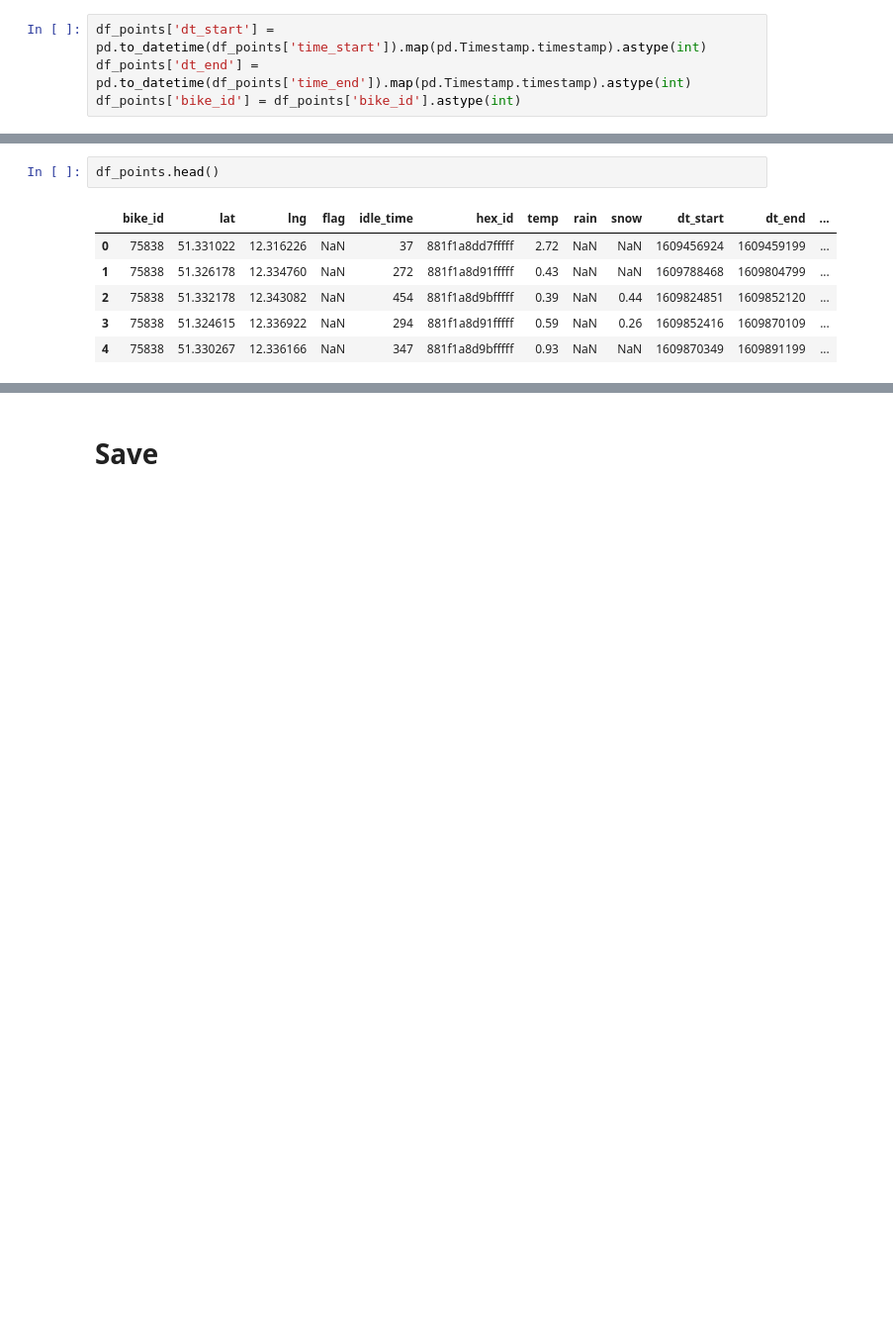
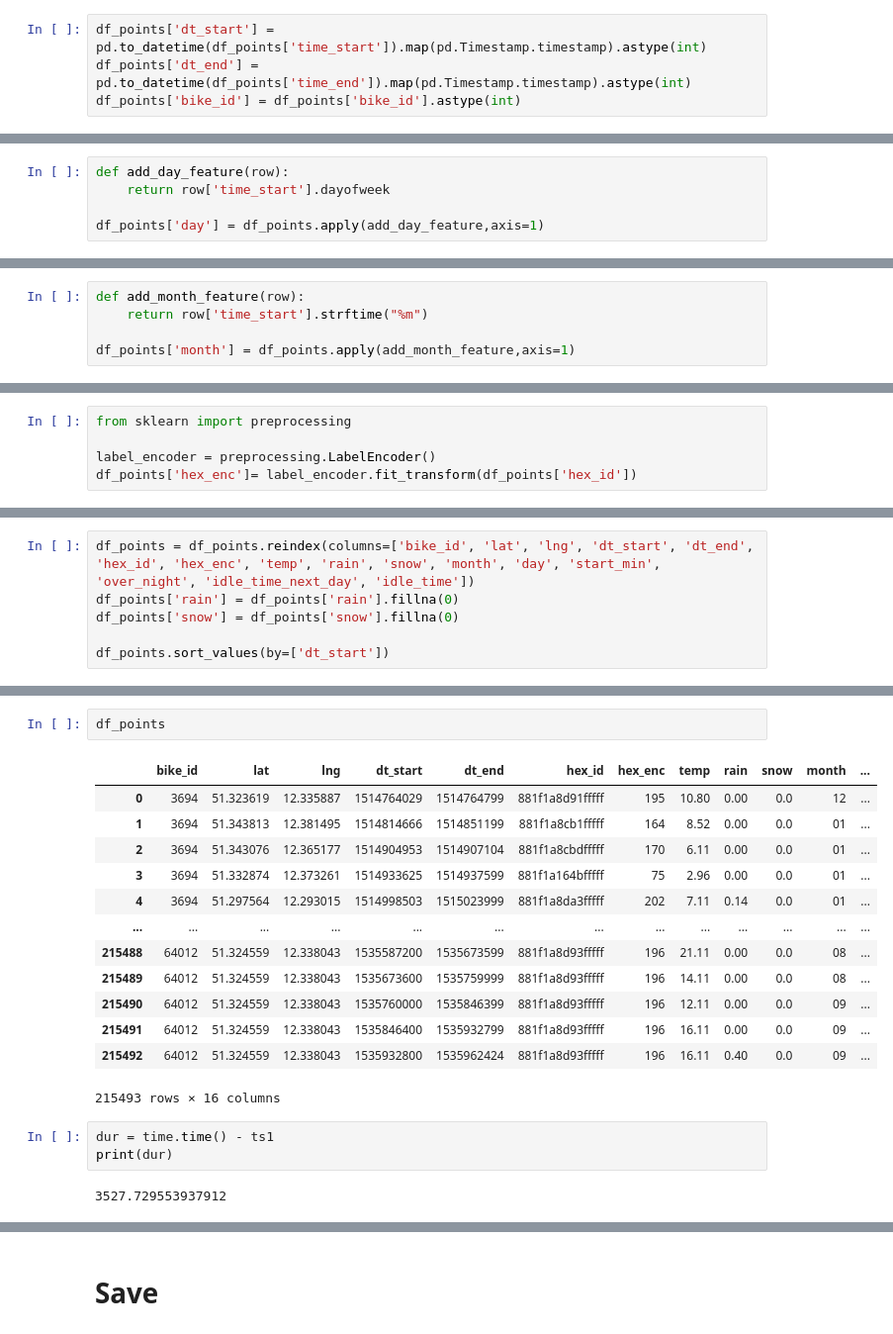
Before and after one commit to jw54kysa/bachelor_thesis_idle_time_prediction_nextbike, a Jupyter notebook: scripts/S0_create_final_df_points.ipynb, the cells around one changed output, grey strips where cells are left out. Shown at 99% size. Cells and saved outputs as stored; diff of their text form; blank space fills up the shorter version.

Commit message:
S0 create df_points add feature all features

```diff
--- a/scripts/S0_create_final_df_points.ipynb
+++ b/scripts/S0_create_final_df_points.ipynb
@@ -289,0 +377,5 @@ KeyError: 'time_start'
+# %%
+def add_day_feature(row):
+    return row['time_start'].dayofweek
+
+df_points['day'] = df_points.apply(add_day_feature,axis=1)
@@ -290 +400,6 @@ KeyError: 'time_start'
+# %%
+def add_month_feature(row):
+    return row['time_start'].strftime("%m")
+
+df_points['month'] = df_points.apply(add_month_feature,axis=1)
 # %%
@@ -293,0 +410,5 @@ del df_points['next_day_idle_time']
+# %%
+from sklearn import preprocessing
+
+label_encoder = preprocessing.LabelEncoder()
+df_points['hex_enc']= label_encoder.fit_transform(df_points['hex_id'])
@@ -293,0 +417,6 @@ del df_points['next_day_idle_time']
+# %%
+df_points = df_points.reindex(columns=['bike_id', 'lat', 'lng', 'dt_start', 'dt_end', 'hex_id', 'hex_enc', 'temp', 'rain', 'snow', 'month', 'day', 'start_min', 'over_night', 'idle_time_next_day', 'idle_time'])
+df_points['rain'] = df_points['rain'].fillna(0)
+df_points['snow'] = df_points['snow'].fillna(0)
+
+df_points.sort_values(by=['dt_start'])
@@ -294,9 +437,21 @@ del df_points['next_day_idle_time']
 # %%
-df_points.head()
+df_points
 # %% [output]
-|  | bike_id | lat | lng | flag | idle_time | hex_id | temp | rain | snow | dt_start | dt_end | ... |
-| 0 | 75838 | 51.331022 | 12.316226 | NaN | 37 | 881f1a8dd7fffff | 2.72 | NaN | NaN | 1609456924 | 1609459199 | ... |
-| 1 | 75838 | 51.326178 | 12.334760 | NaN | 272 | 881f1a8d91fffff | 0.43 | NaN | NaN | 1609788468 | 1609804799 | ... |
-| 2 | 75838 | 51.332178 | 12.343082 | NaN | 454 | 881f1a8d9bfffff | 0.39 | NaN | 0.44 | 1609824851 | 1609852120 | ... |
-| 3 | 75838 | 51.324615 | 12.336922 | NaN | 294 | 881f1a8d91fffff | 0.59 | NaN | 0.26 | 1609852416 | 1609870109 | ... |
-| 4 | 75838 | 51.330267 | 12.336166 | NaN | 347 | 881f1a8d9bfffff | 0.93 | NaN | NaN | 1609870349 | 1609891199 | ... |
+|  | bike_id | lat | lng | dt_start | dt_end | hex_id | hex_enc | temp | rain | snow | month | ... |
+| 0 | 3694 | 51.323619 | 12.335887 | 1514764029 | 1514764799 | 881f1a8d91fffff | 195 | 10.80 | 0.00 | 0.0 | 12 | ... |
+| 1 | 3694 | 51.343813 | 12.381495 | 1514814666 | 1514851199 | 881f1a8cb1fffff | 164 | 8.52 | 0.00 | 0.0 | 01 | ... |
+| 2 | 3694 | 51.343076 | 12.365177 | 1514904953 | 1514907104 | 881f1a8cbdfffff | 170 | 6.11 | 0.00 | 0.0 | 01 | ... |
+| 3 | 3694 | 51.332874 | 12.373261 | 1514933625 | 1514937599 | 881f1a164bfffff | 75 | 2.96 | 0.00 | 0.0 | 01 | ... |
+| 4 | 3694 | 51.297564 | 12.293015 | 1514998503 | 1515023999 | 881f1a8da3fffff | 202 | 7.11 | 0.14 | 0.0 | 01 | ... |
+| ... | ... | ... | ... | ... | ... | ... | ... | ... | ... | ... | ... | ... |
+| 215488 | 64012 | 51.324559 | 12.338043 | 1535587200 | 1535673599 | 881f1a8d93fffff | 196 | 21.11 | 0.00 | 0.0 | 08 | ... |
+| 215489 | 64012 | 51.324559 | 12.338043 | 1535673600 | 1535759999 | 881f1a8d93fffff | 196 | 14.11 | 0.00 | 0.0 | 08 | ... |
+| 215490 | 64012 | 51.324559 | 12.338043 | 1535760000 | 1535846399 | 881f1a8d93fffff | 196 | 12.11 | 0.00 | 0.0 | 09 | ... |
+| 215491 | 64012 | 51.324559 | 12.338043 | 1535846400 | 1535932799 | 881f1a8d93fffff | 196 | 16.11 | 0.00 | 0.0 | 09 | ... |
+| 215492 | 64012 | 51.324559 | 12.338043 | 1535932800 | 1535962424 | 881f1a8d93fffff | 196 | 16.11 | 0.40 | 0.0 | 09 | ... |
+215493 rows × 16 columns
+# %%
+dur = time.time() - ts1
+print(dur)
+# %% [output]
+3527.729553937912
```
Also changed, not shown: parts of 45 cells of this notebook.
